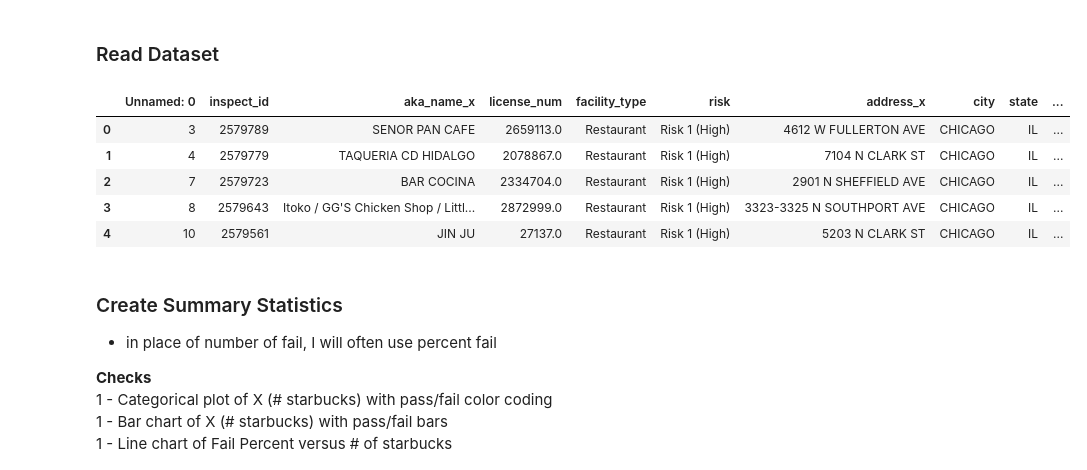
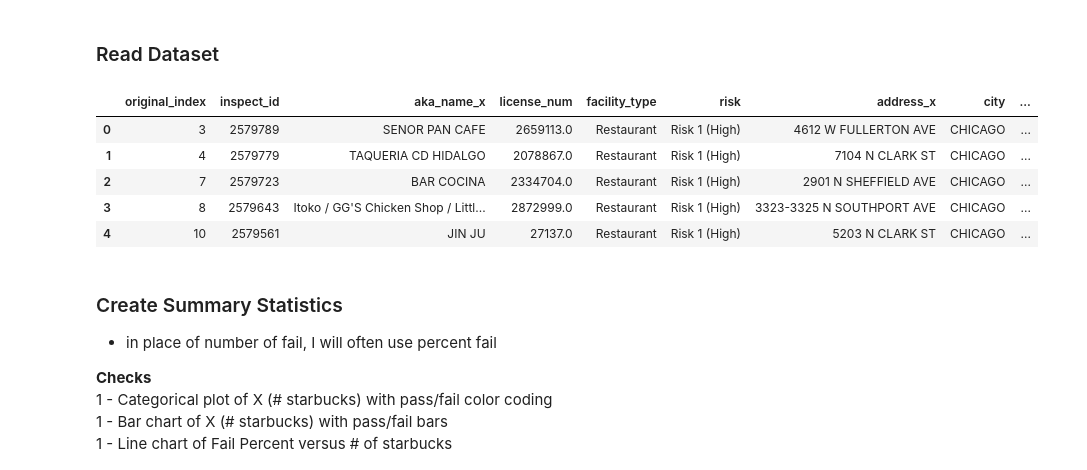
Before and after one commit to ejw-data/proj-food-inspections, a Jupyter notebook: feature_analysis.ipynb, the cells around one changed output. Drawn from its saved outputs; the diff is of its cells as text; code cells hidden in the pictures.

```diff
--- a/feature_analysis.ipynb
+++ b/feature_analysis.ipynb
@@ -63,15 +63,16 @@ PIL 9.4.0 asttokens NA backcall 0.2.0 beta_ufunc NA binom_ufunc NA bottleneck 1.
 # %%
 # Read data
 restaurant_df = pd.read_csv('./data/manipulated/combined_data.csv', parse_dates=['inspect_date', 'approx_start_date'])
 restaurant_df['week'] = restaurant_df['inspect_date'].dt.week
+restaurant_df.rename(columns={'Unnamed: 0':'original_index'}, inplace=True)
 restaurant_df.head()
 # %% [output]
-|  | Unnamed: 0 | inspect_id | aka_name_x | license_num | facility_type | risk | address_x | city | state | ... |
-| 0 | 3 | 2579789 | SENOR PAN CAFE | 2659113.0 | Restaurant | Risk 1 (High) | 4612 W FULLERTON AVE | CHICAGO | IL | ... |
-| 1 | 4 | 2579779 | TAQUERIA CD HIDALGO | 2078867.0 | Restaurant | Risk 1 (High) | 7104 N CLARK ST | CHICAGO | IL | ... |
-| 2 | 7 | 2579723 | BAR COCINA | 2334704.0 | Restaurant | Risk 1 (High) | 2901 N SHEFFIELD AVE | CHICAGO | IL | ... |
-| 3 | 8 | 2579643 | Itoko / GG'S Chicken Shop / Littl... | 2872999.0 | Restaurant | Risk 1 (High) | 3323-3325 N SOUTHPORT AVE | CHICAGO | IL | ... |
-| 4 | 10 | 2579561 | JIN JU | 27137.0 | Restaurant | Risk 1 (High) | 5203 N CLARK ST | CHICAGO | IL | ... |
+|  | original_index | inspect_id | aka_name_x | license_num | facility_type | risk | address_x | city | ... |
+| 0 | 3 | 2579789 | SENOR PAN CAFE | 2659113.0 | Restaurant | Risk 1 (High) | 4612 W FULLERTON AVE | CHICAGO | ... |
+| 1 | 4 | 2579779 | TAQUERIA CD HIDALGO | 2078867.0 | Restaurant | Risk 1 (High) | 7104 N CLARK ST | CHICAGO | ... |
+| 2 | 7 | 2579723 | BAR COCINA | 2334704.0 | Restaurant | Risk 1 (High) | 2901 N SHEFFIELD AVE | CHICAGO | ... |
+| 3 | 8 | 2579643 | Itoko / GG'S Chicken Shop / Littl... | 2872999.0 | Restaurant | Risk 1 (High) | 3323-3325 N SOUTHPORT AVE | CHICAGO | ... |
+| 4 | 10 | 2579561 | JIN JU | 27137.0 | Restaurant | Risk 1 (High) | 5203 N CLARK ST | CHICAGO | ... |
 # %% [markdown]
 ### Create Summary Statistics
 - in place of number of fail, I will often use percent fail
```
Also changed, not shown: parts of 13 cells of this notebook.
